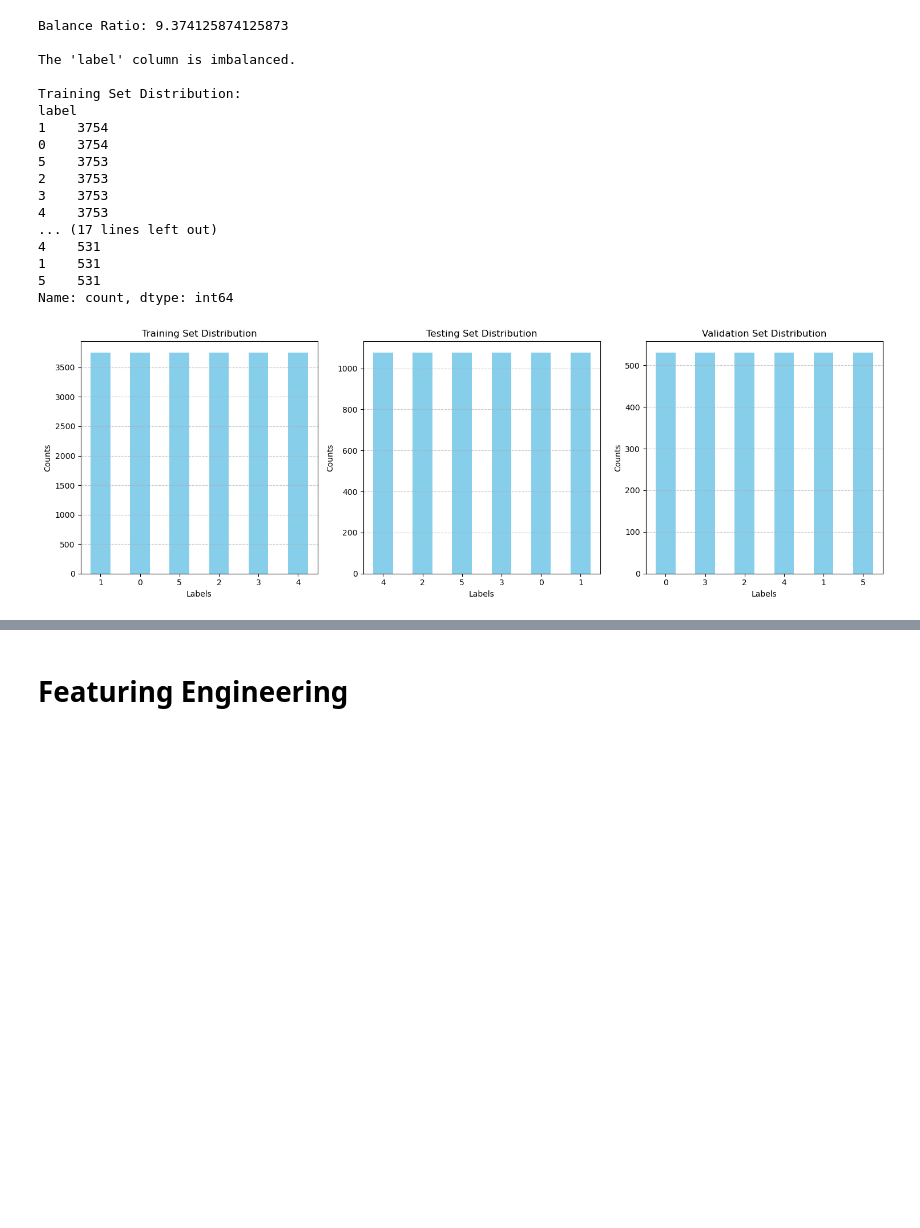
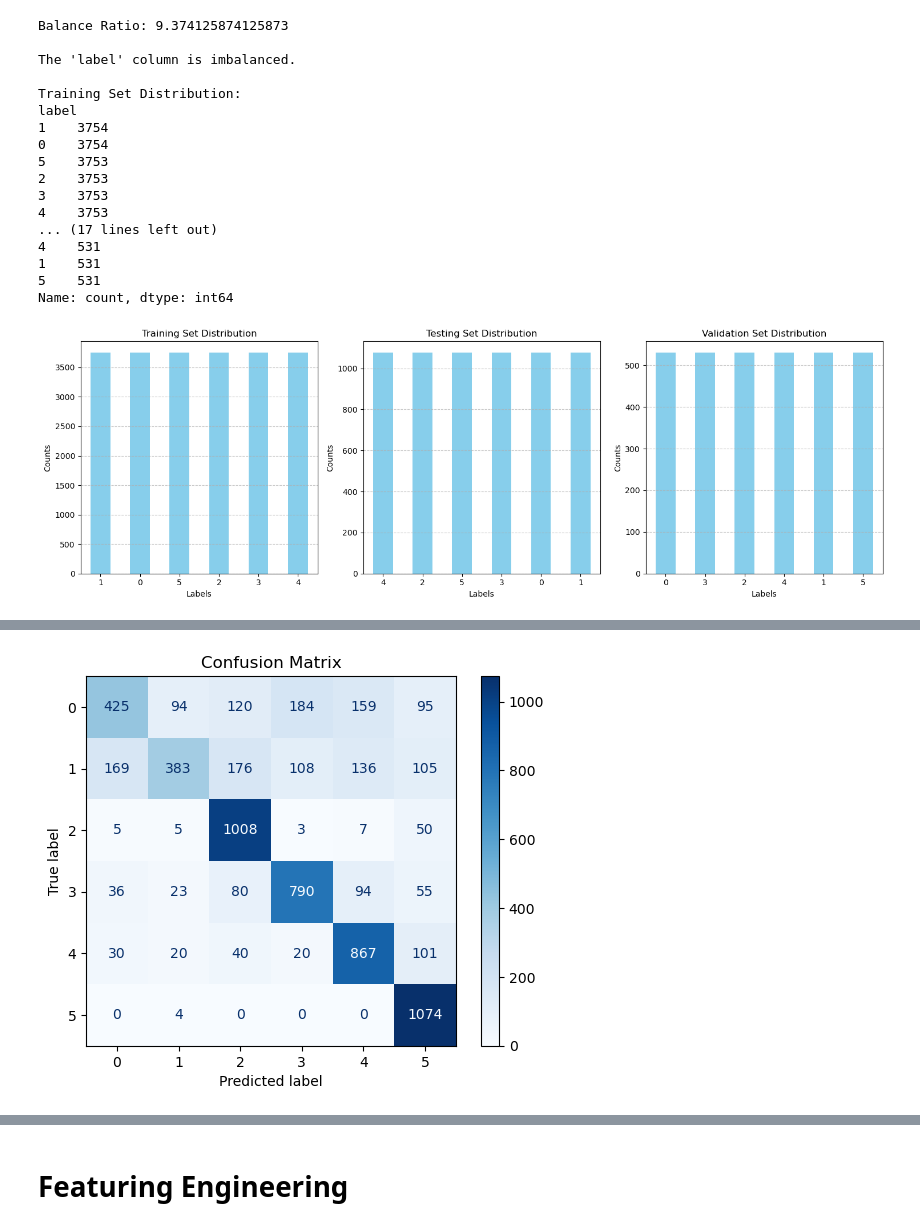
Before and after one commit to springboardmentor112/SentimentAnalysis-TextClassification, a Jupyter notebook: text classification.ipynb, the cells around one changed output, grey strips where cells are left out. Cells and saved outputs as stored; diff of their text form; code cells hidden in the pictures; blank space fills up the shorter version.

```diff
--- a/text classification.ipynb
+++ b/text classification.ipynb
@@ -388,0 +391,93 @@ Name: count, dtype: int64
+# %%
+import pandas as pd
+import matplotlib.pyplot as plt
+from imblearn.over_sampling import RandomOverSampler
+from sklearn.model_selection import train_test_split
+from sklearn.naive_bayes import GaussianNB
+from sklearn.metrics import confusion_matrix, ConfusionMatrixDisplay
+from sklearn.preprocessing import LabelEncoder
+from sklearn.feature_extraction.text import TfidfVectorizer
+
+print(df.head())
+
+#distribution of the 'label' column before balancing
+label_counts = df['label'].value_counts()
+print("\nLabel Distribution before balancing:")
+print(label_counts)
+
+#dataset is balanced or imbalanced
+threshold = 1.5
+
+#calculate the ratio of the largest class to the smallest class
+max_count = label_counts.max()
+min_count = label_counts.min()
+balance_ratio = max_count / min_count
+
+print("\nBalance Ratio before balancing:", balance_ratio)
+
+if balance_ratio <= threshold:
+    print("\nThe 'label' column is balanced.")
+else:
+    print("\nThe 'label' column is imbalanced.")
+
+#separate features and target
+X = df['text']
+y = df['label']
+
+#Vectorize the text data
+vectorizer = TfidfVectorizer()
+X_vectorized = vectorizer.fit_transform(X)
+
+#oversample the minority classes
+ros = RandomOverSampler(random_state=42)
+X_resampled, y_resampled = ros.fit_resample(X_vectorized, y)
+
+#distribution of the 'label' column after balancing
+label_counts_resampled = pd.Series(y_resampled).value_counts()
+print("\nLabel Distribution after balancing:")
+print(label_counts_resampled)
+
+#split the resampled dataset into training (70%) and temp (30%)
+X_train, X_temp, y_train, y_temp = train_test_split(X_resampled, y_resampled, test_size=0.3, random_state=42, stratify=y_resampled)
+
+#split the temp dataset into testing (20% of original) and validation (10% of original)
+X_test, X_val, y_test, y_val = train_test_split(X_temp, y_temp, test_size=0.33, random_state=42, stratify=y_temp)
+
+#encode the labels to ensure compatibility with the classifier
+label_encoder = LabelEncoder()
+y_train_enc = label_encoder.fit_transform(y_train)
+y_test_enc = label_encoder.transform(y_test)
+y_val_enc = label_encoder.transform(y_val)
+
+#train a Naive Bayes classifier
+clf = GaussianNB()
+clf.fit(X_train.toarray(), y_train_enc)
+
+#predict the labels for the test set
+y_pred = clf.predict(X_test.toarray())
+
+#compute the confusion matrix
+cm = confusion_matrix(y_test_enc, y_pred, labels=clf.classes_)
+
+#display the confusion matrix
+disp = ConfusionMatrixDisplay(confusion_matrix=cm, display_labels=label_encoder.classes_)
+disp.plot(cmap=plt.cm.Blues)
+plt.title('Confusion Matrix')
+plt.show()
+
+#print the confusion matrix
+print("\nConfusion Matrix:")
+print(cm)
+
+#validate the model using the validation set
+y_val_pred = clf.predict(X_val.toarray())
+cm_val = confusion_matrix(y_val_enc, y_val_pred, labels=clf.classes_)
+disp_val = ConfusionMatrixDisplay(confusion_matrix=cm_val, display_labels=label_encoder.classes_)
+disp_val.plot(cmap=plt.cm.Blues)
+plt.title('Validation Confusion Matrix')
+plt.show()
+
+#print the validation confusion matrix
+print("\nValidation Confusion Matrix:")
+print(cm_val)
+# %% [output]
@@ -388,0 +501 @@ Name: count, dtype: int64
+[figure, added]
```
Also changed, not shown: parts of 4 cells of this notebook.
